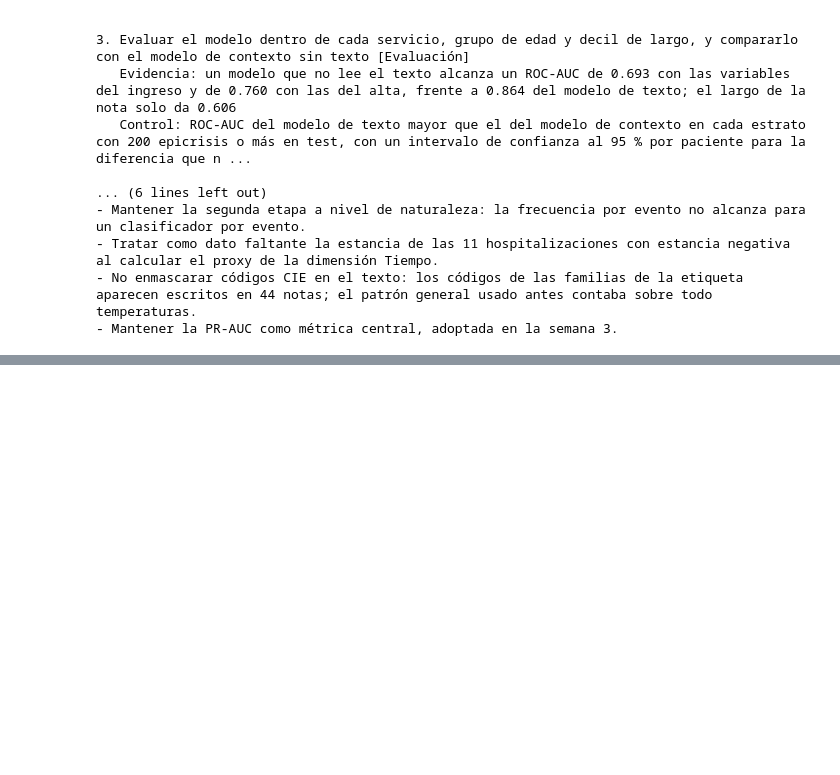
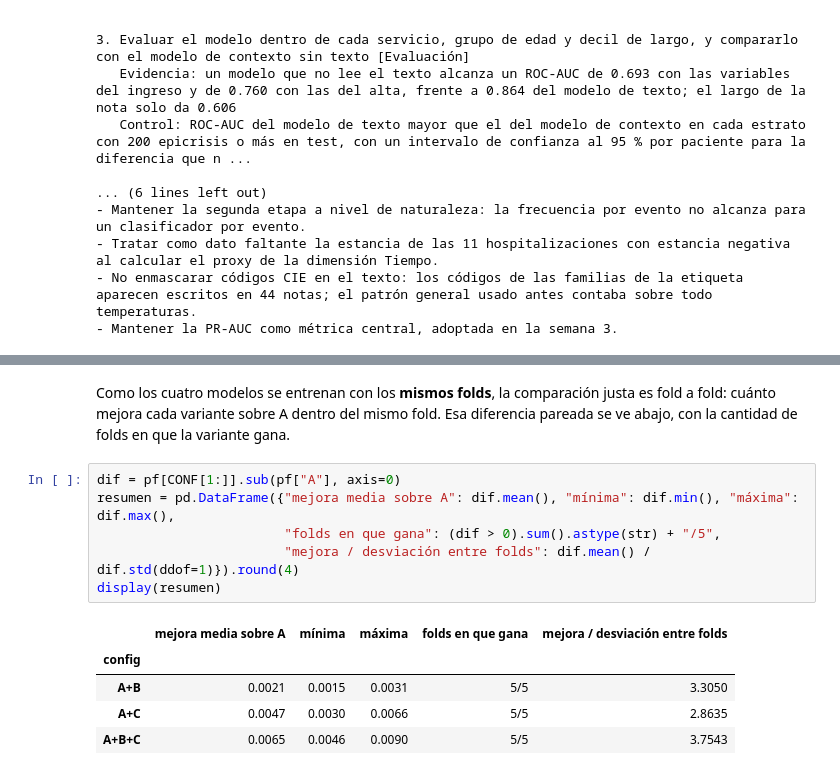
Before and after one commit to carlosperez100/mia14-trabajo-investigacion-ii-tesis-gemses-mimic, a Jupyter notebook: notebooks/02_EDA_semana4.ipynb, the cells around one changed output, grey strips where cells are left out. Saved outputs shown, nothing was run; the diff lists cells and outputs as text; blank space fills up the shorter version.

```diff
--- a/notebooks/02_EDA_semana4.ipynb
+++ b/notebooks/02_EDA_semana4.ipynb
@@ -743,0 +712,15 @@ tiempo de entrenamiento de A+B+C frente a A: 1.7 veces
+# %% [markdown]
+Como los cuatro modelos se entrenan con los **mismos folds**, la comparación justa es fold a fold: cuánto mejora cada variante sobre A dentro del
+mismo fold. Esa diferencia pareada se ve abajo, con la cantidad de folds en que la variante gana.
+# %%
+dif = pf[CONF[1:]].sub(pf["A"], axis=0)
+resumen = pd.DataFrame({"mejora media sobre A": dif.mean(), "mínima": dif.min(), "máxima": dif.max(),
+                        "folds en que gana": (dif > 0).sum().astype(str) + "/5",
+                        "mejora / desviación entre folds": dif.mean() / dif.std(ddof=1)}).round(4)
+display(resumen)
+# %% [output]
+|  | mejora media sobre A | mínima | máxima | folds en que gana | mejora / desviación entre folds |
+| config |  |  |  |  |  |
+| A+B | 0.0021 | 0.0015 | 0.0031 | 5/5 | 3.3050 |
+| A+C | 0.0047 | 0.0030 | 0.0066 | 5/5 | 2.8635 |
+| A+B+C | 0.0065 | 0.0046 | 0.0090 | 5/5 | 3.7543 |
```
Also changed, not shown: parts of 32 cells of this notebook.
